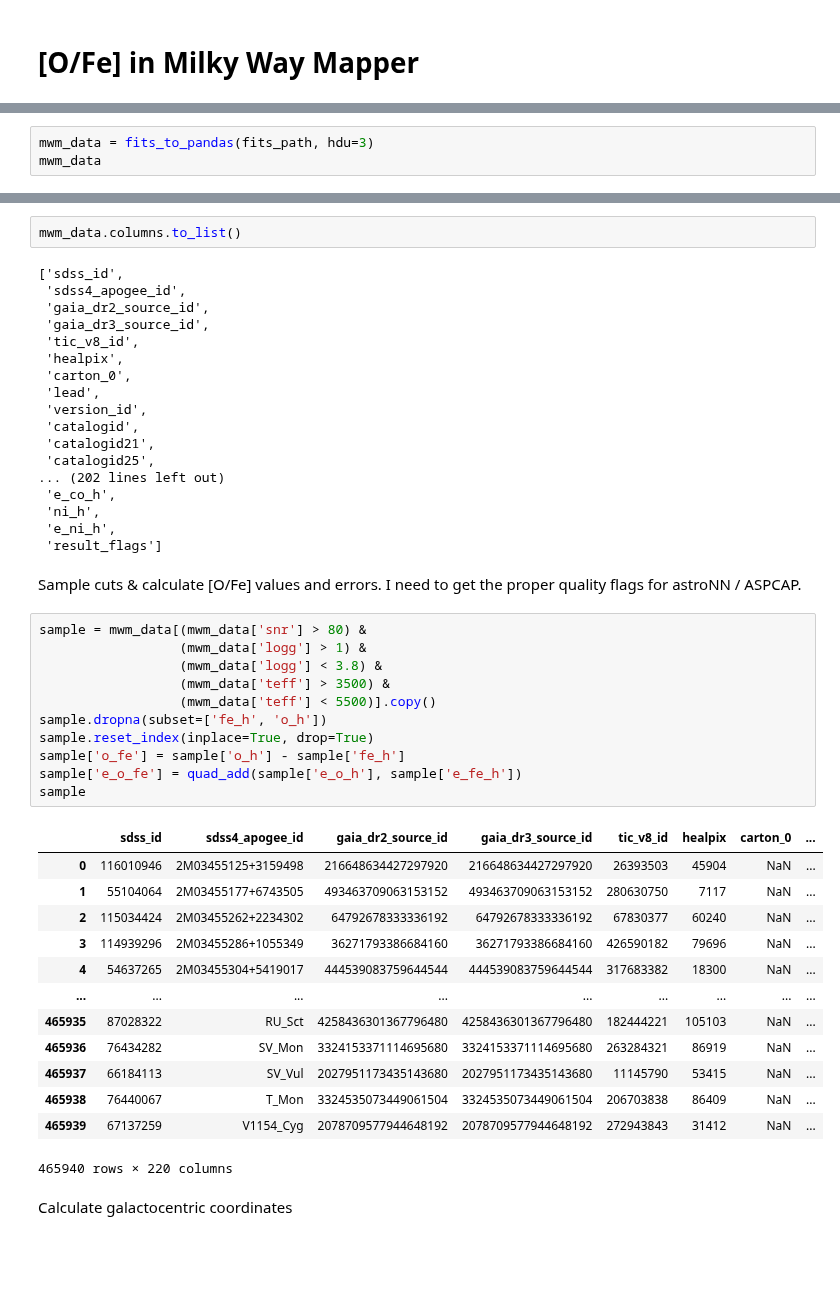
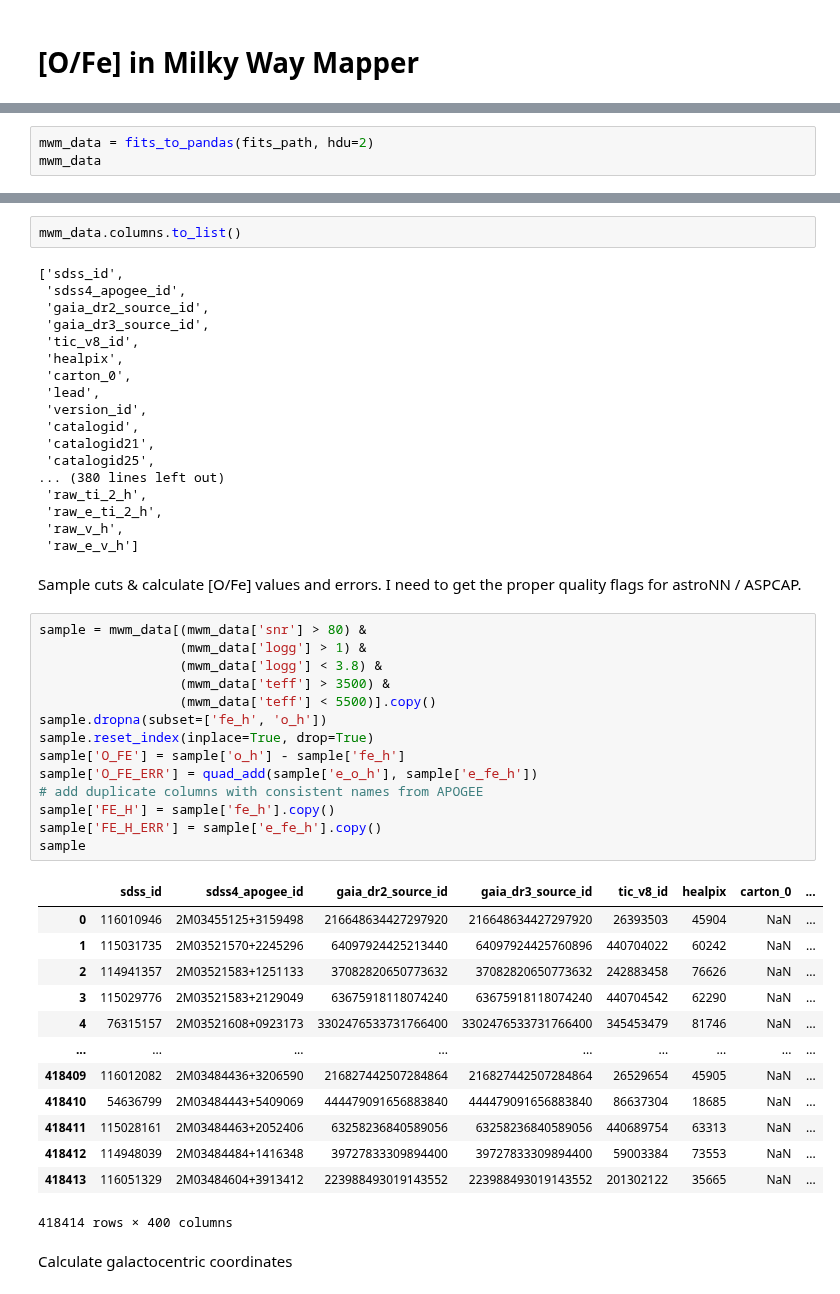
Before and after one commit to lodubay/galactic-dtd, a Jupyter notebook: src/scripts/mwm_ofe.ipynb, the cells around one changed output, grey strips where cells are left out. Saved outputs shown, nothing was run; the diff lists cells and outputs as text; blank space fills up the shorter version.

```diff
--- a/src/scripts/mwm_ofe.ipynb
+++ b/src/scripts/mwm_ofe.ipynb
@@ -49,5 +51,5 @@ XTENSION= 'BINTABLE'           / binary table extension
 # %%
-mwm_data = fits_to_pandas(fits_path, hdu=3)
+mwm_data = fits_to_pandas(fits_path, hdu=2)
 mwm_data
 # %% [output]
 |  | sdss_id | sdss4_apogee_id | gaia_dr2_source_id | gaia_dr3_source_id | tic_v8_id | healpix | carton_0 | ... |
@@ -78,38 +80,41 @@ mwm_data.columns.to_list()
  'catalogid',
  'catalogid21',
  'catalogid25',
-... (202 lines left out)
- 'e_co_h',
- 'ni_h',
- 'e_ni_h',
- 'result_flags']
+... (380 lines left out)
+ 'raw_ti_2_h',
+ 'raw_e_ti_2_h',
+ 'raw_v_h',
+ 'raw_e_v_h']
 # %% [markdown]
 Sample cuts & calculate [O/Fe] values and errors. I need to get the proper quality flags for astroNN / ASPCAP.
 # %%
 sample = mwm_data[(mwm_data['snr'] > 80) &
                   (mwm_data['logg'] > 1) &
                   (mwm_data['logg'] < 3.8) &
                   (mwm_data['teff'] > 3500) &
                   (mwm_data['teff'] < 5500)].copy()
 sample.dropna(subset=['fe_h', 'o_h'])
 sample.reset_index(inplace=True, drop=True)
-sample['o_fe'] = sample['o_h'] - sample['fe_h']
-sample['e_o_fe'] = quad_add(sample['e_o_h'], sample['e_fe_h'])
+sample['O_FE'] = sample['o_h'] - sample['fe_h']
+sample['O_FE_ERR'] = quad_add(sample['e_o_h'], sample['e_fe_h'])
+# add duplicate columns with consistent names from APOGEE
+sample['FE_H'] = sample['fe_h'].copy()
+sample['FE_H_ERR'] = sample['e_fe_h'].copy()
 sample
 # %% [output]
 |  | sdss_id | sdss4_apogee_id | gaia_dr2_source_id | gaia_dr3_source_id | tic_v8_id | healpix | carton_0 | ... |
 | 0 | 116010946 | 2M03455125+3159498 | 216648634427297920 | 216648634427297920 | 26393503 | 45904 | NaN | ... |
-| 1 | 55104064 | 2M03455177+6743505 | 493463709063153152 | 493463709063153152 | 280630750 | 7117 | NaN | ... |
-| 2 | 115034424 | 2M03455262+2234302 | 64792678333336192 | 64792678333336192 | 67830377 | 60240 | NaN | ... |
-| 3 | 114939296 | 2M03455286+1055349 | 36271793386684160 | 36271793386684160 | 426590182 | 79696 | NaN | ... |
-| 4 | 54637265 | 2M03455304+5419017 | 444539083759644544 | 444539083759644544 | 317683382 | 18300 | NaN | ... |
+| 1 | 115031735 | 2M03521570+2245296 | 64097924425213440 | 64097924425760896 | 440704022 | 60242 | NaN | ... |
+| 2 | 114941357 | 2M03521583+1251133 | 37082820650773632 | 37082820650773632 | 242883458 | 76626 | NaN | ... |
+| 3 | 115029776 | 2M03521583+2129049 | 63675918118074240 | 63675918118074240 | 440704542 | 62290 | NaN | ... |
+| 4 | 76315157 | 2M03521608+0923173 | 3302476533731766400 | 3302476533731766400 | 345453479 | 81746 | NaN | ... |
 | ... | ... | ... | ... | ... | ... | ... | ... | ... |
-| 465935 | 87028322 | RU_Sct | 4258436301367796480 | 4258436301367796480 | 182444221 | 105103 | NaN | ... |
-| 465936 | 76434282 | SV_Mon | 3324153371114695680 | 3324153371114695680 | 263284321 | 86919 | NaN | ... |
-| 465937 | 66184113 | SV_Vul | 2027951173435143680 | 2027951173435143680 | 11145790 | 53415 | NaN | ... |
-| 465938 | 76440067 | T_Mon | 3324535073449061504 | 3324535073449061504 | 206703838 | 86409 | NaN | ... |
-| 465939 | 67137259 | V1154_Cyg | 2078709577944648192 | 2078709577944648192 | 272943843 | 31412 | NaN | ... |
+| 418409 | 116012082 | 2M03484436+3206590 | 216827442507284864 | 216827442507284864 | 26529654 | 45905 | NaN | ... |
+| 418410 | 54636799 | 2M03484443+5409069 | 444479091656883840 | 444479091656883840 | 86637304 | 18685 | NaN | ... |
+| 418411 | 115028161 | 2M03484463+2052406 | 63258236840589056 | 63258236840589056 | 440689754 | 63313 | NaN | ... |
+| 418412 | 114948039 | 2M03484484+1416348 | 39727833309894400 | 39727833309894400 | 59003384 | 73553 | NaN | ... |
+| 418413 | 116051329 | 2M03484604+3913412 | 223988493019143552 | 223988493019143552 | 201302122 | 35665 | NaN | ... |
-465940 rows × 220 columns
+418414 rows × 400 columns
 # %% [markdown]
 Calculate galactocentric coordinates
 # %%
```
Also changed, not shown: parts of 12 cells of this notebook, 4 other files.
